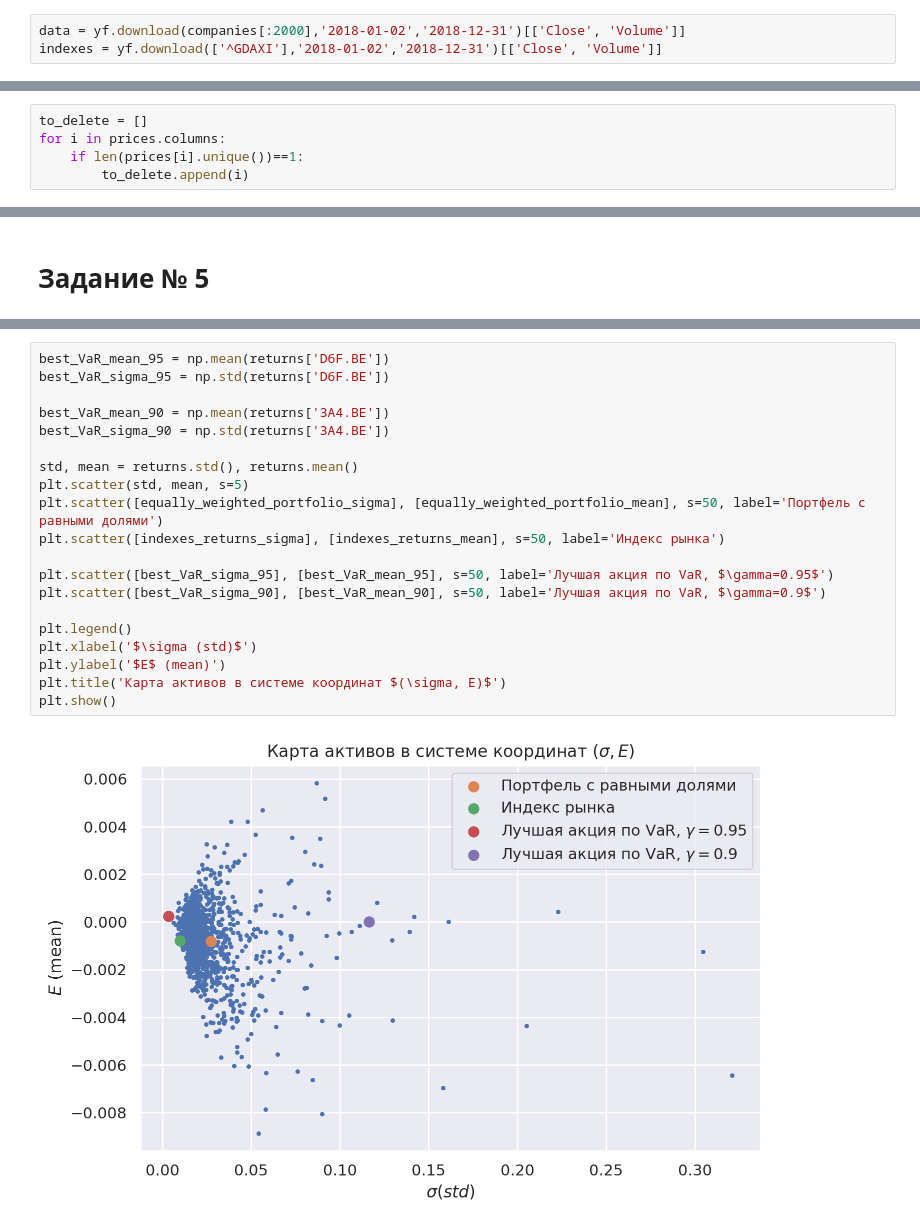
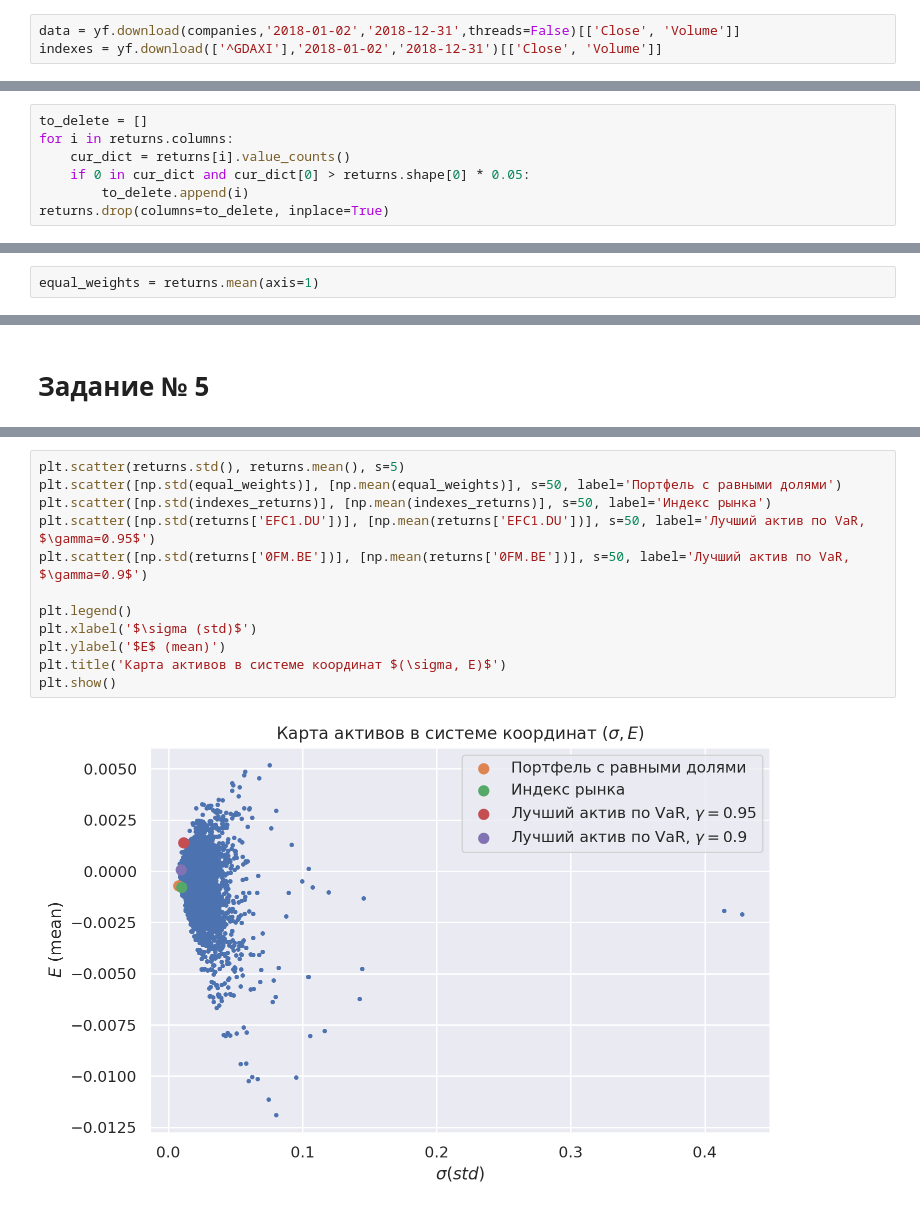
Before and after one commit to antonov1lya/ResearchSeminar2024, a Jupyter notebook: report.ipynb, the cells around one changed output, grey strips where cells are left out. Drawn from its saved outputs; the diff is of its cells as text.

```diff
--- a/report.ipynb
+++ b/report.ipynb
@@ -20,6 +20,6 @@ plt.rcParams['font.size'] = 12
 companies = pd.read_excel("German Traded Companies.xlsx")
 companies = list(companies['Ticker'])
 # %%
-data = yf.download(companies[:2000],'2018-01-02','2018-12-31')[['Close', 'Volume']]
+data = yf.download(companies,'2018-01-02','2018-12-31',threads=False)[['Close', 'Volume']]
 indexes = yf.download(['^GDAXI'],'2018-01-02','2018-12-31')[['Close', 'Volume']]
 # %% [output]
@@ -52,5 +48,0 @@ volume = volume.loc[:, prices.columns]
-# %%
-to_delete = []
-for i in prices.columns:
-    if len(prices[i].unique())==1:
-        to_delete.append(i)
@@ -134,0 +126,7 @@ returns = pd.DataFrame(returns)
+# %%
+to_delete = []
+for i in returns.columns:
+    cur_dict = returns[i].value_counts()
+    if 0 in cur_dict and cur_dict[0] > returns.shape[0] * 0.05:
+        to_delete.append(i)
+returns.drop(columns=to_delete, inplace=True)
@@ -144,3 +160,5 @@ plt.show()
 # %% [markdown]
 # Задание №3
+# %%
+equal_weights = returns.mean(axis=1)
 # %%
@@ -215,22 +214,14 @@ calc_VaR(0.9)
 # %%
-best_VaR_mean_95 = np.mean(returns['D6F.BE'])
-best_VaR_sigma_95 = np.std(returns['D6F.BE'])
-
-best_VaR_mean_90 = np.mean(returns['3A4.BE'])
-best_VaR_sigma_90 = np.std(returns['3A4.BE'])
-
-std, mean = returns.std(), returns.mean()
-plt.scatter(std, mean, s=5)
-plt.scatter([equally_weighted_portfolio_sigma], [equally_weighted_portfolio_mean], s=50, label='Портфель с равными долями')
-plt.scatter([indexes_returns_sigma], [indexes_returns_mean], s=50, label='Индекс рынка')
-
-plt.scatter([best_VaR_sigma_95], [best_VaR_mean_95], s=50, label='Лучшая акция по VaR, $\gamma=0.95$')
-plt.scatter([best_VaR_sigma_90], [best_VaR_mean_90], s=50, label='Лучшая акция по VaR, $\gamma=0.9$')
+plt.scatter(returns.std(), returns.mean(), s=5)
+plt.scatter([np.std(equal_weights)], [np.mean(equal_weights)], s=50, label='Портфель с равными долями')
+plt.scatter([np.std(indexes_returns)], [np.mean(indexes_returns)], s=50, label='Индекс рынка')
+plt.scatter([np.std(returns['EFC1.DU'])], [np.mean(returns['EFC1.DU'])], s=50, label='Лучший актив по VaR, $\gamma=0.95$')
+plt.scatter([np.std(returns['0FM.BE'])], [np.mean(returns['0FM.BE'])], s=50, label='Лучший актив по VaR, $\gamma=0.9$')
 
 plt.legend()
 plt.xlabel('$\sigma (std)$')
 plt.ylabel('$E$ (mean)')
 plt.title('Карта активов в системе координат $(\sigma, E)$')
 plt.show()
 # %% [output]
-[figure, old version]
+[figure, new version]
```
Also changed, not shown: parts of 18 cells of this notebook.
